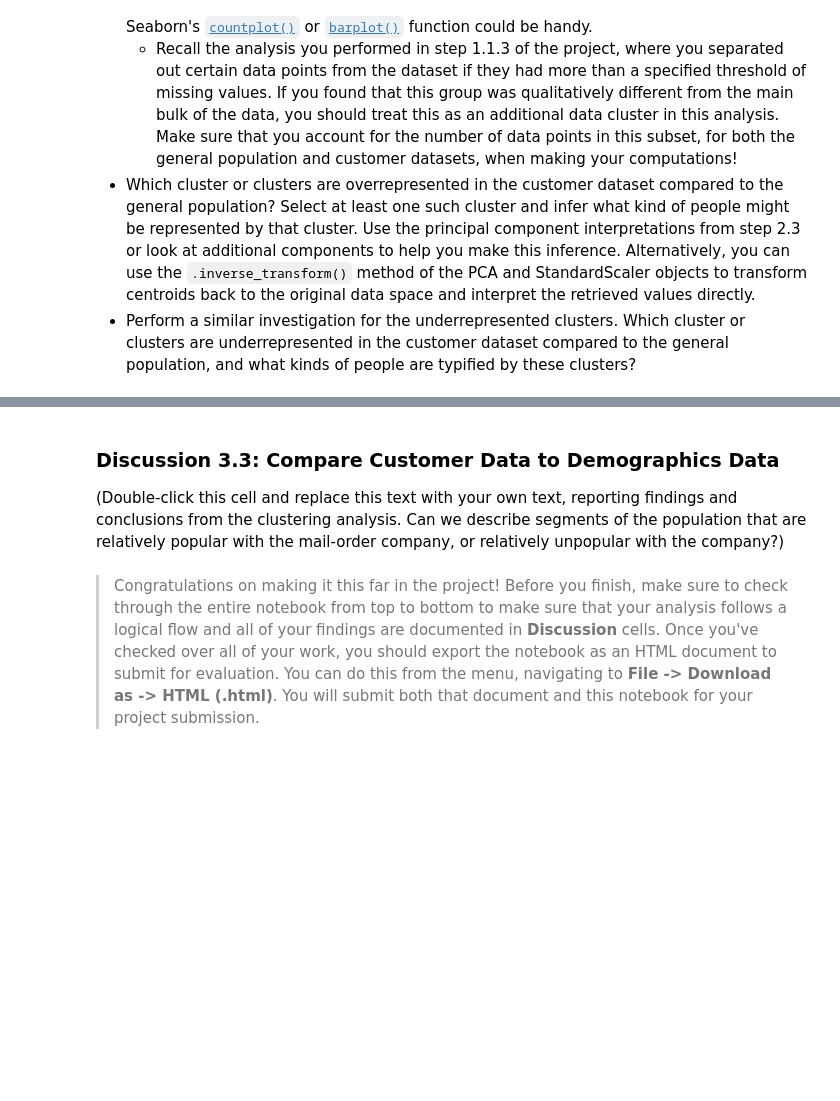
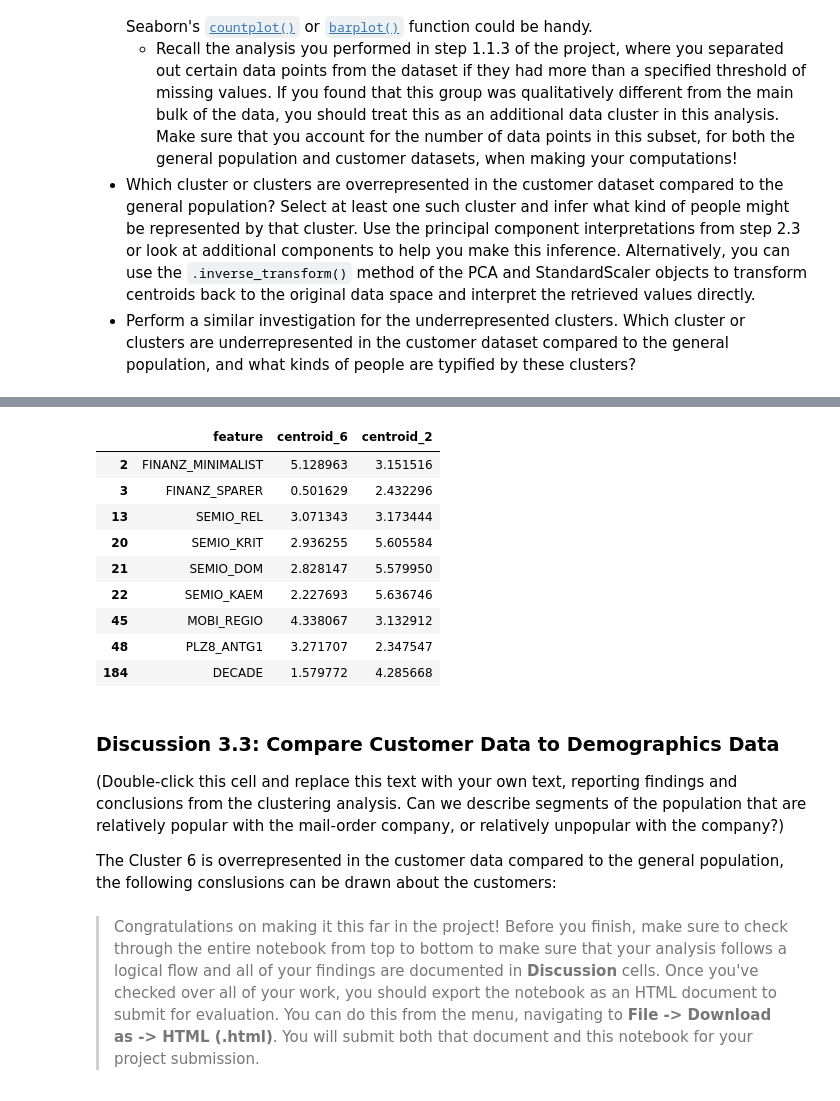
Before and after one commit to teodorwisniewski/ML_Sklearn_and_Tensorflow, a Jupyter notebook: 11_unspuervised_learning/Identify_Customer_Segments.ipynb, the cells around one changed output, grey strips where cells are left out. Cells and saved outputs as stored; diff of their text form; code cells hidden in the pictures; blank space fills up the shorter version.

```diff
--- a/11_unspuervised_learning/Identify_Customer_Segments.ipynb
+++ b/11_unspuervised_learning/Identify_Customer_Segments.ipynb
@@ -995,3 +1244,14 @@ Take a look at the following points in this step:
+# %%
+negative_correlation = ["PLZ8_ANTG1",
+                       "MOBI_REGIO",
+                        "FINANZ_MINIMALIST",
+                        "SEMIO_REL",
+                       "FINANZ_SPARER",
+                        "DECADE",
+                        "SEMIO_KRIT",
+                        "SEMIO_DOM",
+                        "SEMIO_KAEM"
+                       ]
 # %%
 # What kinds of people are part of a cluster that is overrepresented in the
 # customer data compared to the general population?
@@ -1001,6 +1320,21 @@ Take a look at the following points in this step:
+# %%
+centroids[centroids["feature"].isin(negative_correlation)]
+# %% [output]
+|  | feature | centroid_6 | centroid_2 |
+| 2 | FINANZ_MINIMALIST | 5.128963 | 3.151516 |
+| 3 | FINANZ_SPARER | 0.501629 | 2.432296 |
+| 13 | SEMIO_REL | 3.071343 | 3.173444 |
+| 20 | SEMIO_KRIT | 2.936255 | 5.605584 |
+| 21 | SEMIO_DOM | 2.828147 | 5.579950 |
+| 22 | SEMIO_KAEM | 2.227693 | 5.636746 |
+| 45 | MOBI_REGIO | 4.338067 | 3.132912 |
+| 48 | PLZ8_ANTG1 | 3.271707 | 2.347547 |
+| 184 | DECADE | 1.579772 | 4.285668 |
 # %% [markdown]
 ### Discussion 3.3: Compare Customer Data to Demographics Data
 
 (Double-click this cell and replace this text with your own text, reporting findings and conclusions from the clustering analysis. Can we describe segments of the population that are relatively popular with the mail-order company, or relatively unpopular with the company?)
+
+The Cluster 6 is overrepresented in the customer data compared to the general population, the following conslusions can be drawn about the customers:
 # %% [markdown]
 > Congratulations on making it this far in the project! Before you finish, make sure to check through the entire notebook from top to bottom to make sure that your analysis follows a logical flow and all of your findings are documented in **Discussion** cells. Once you've checked over all of your work, you should export the notebook as an HTML document to submit for evaluation. You can do this from the menu, navigating to **File -> Download as -> HTML (.html)**. You will submit both that document and this notebook for your project submission.
```
Also changed, not shown: parts of 36 cells of this notebook.
